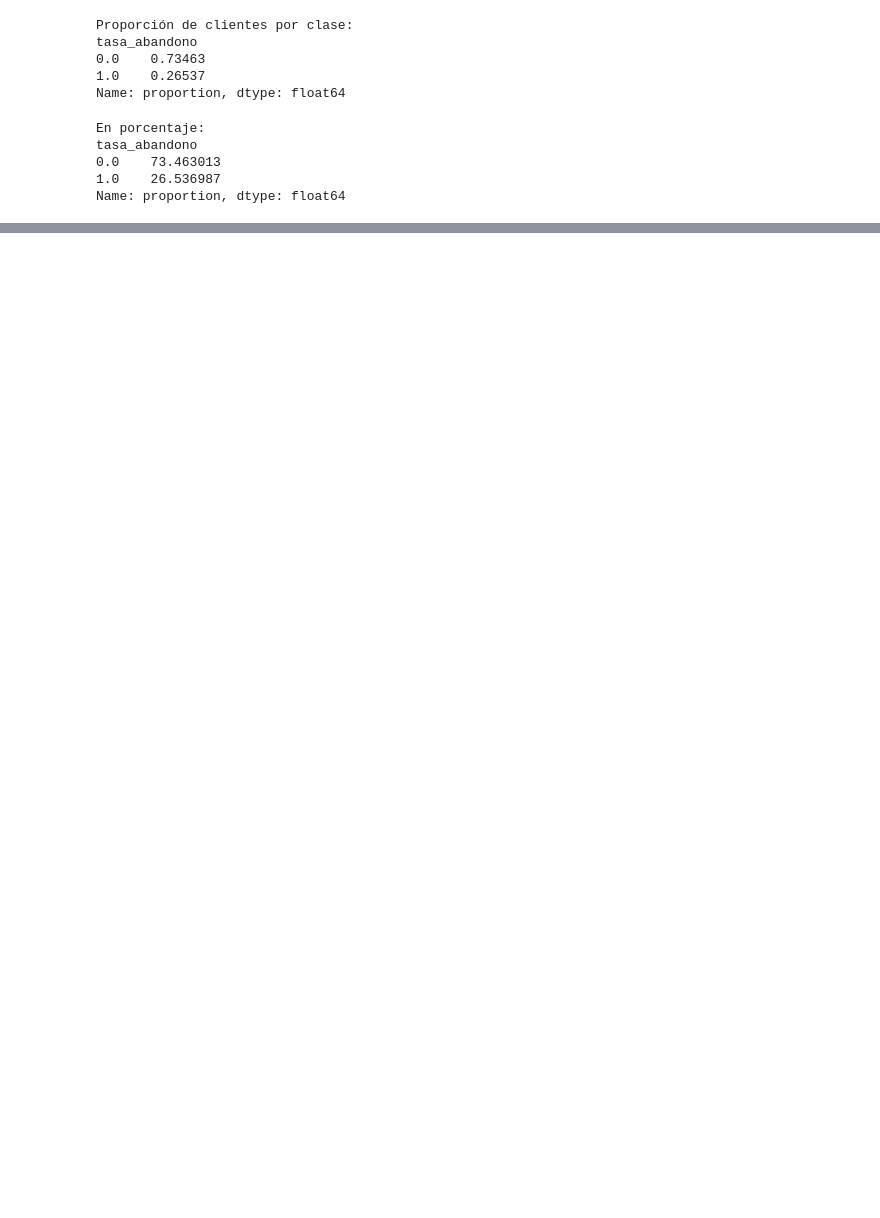
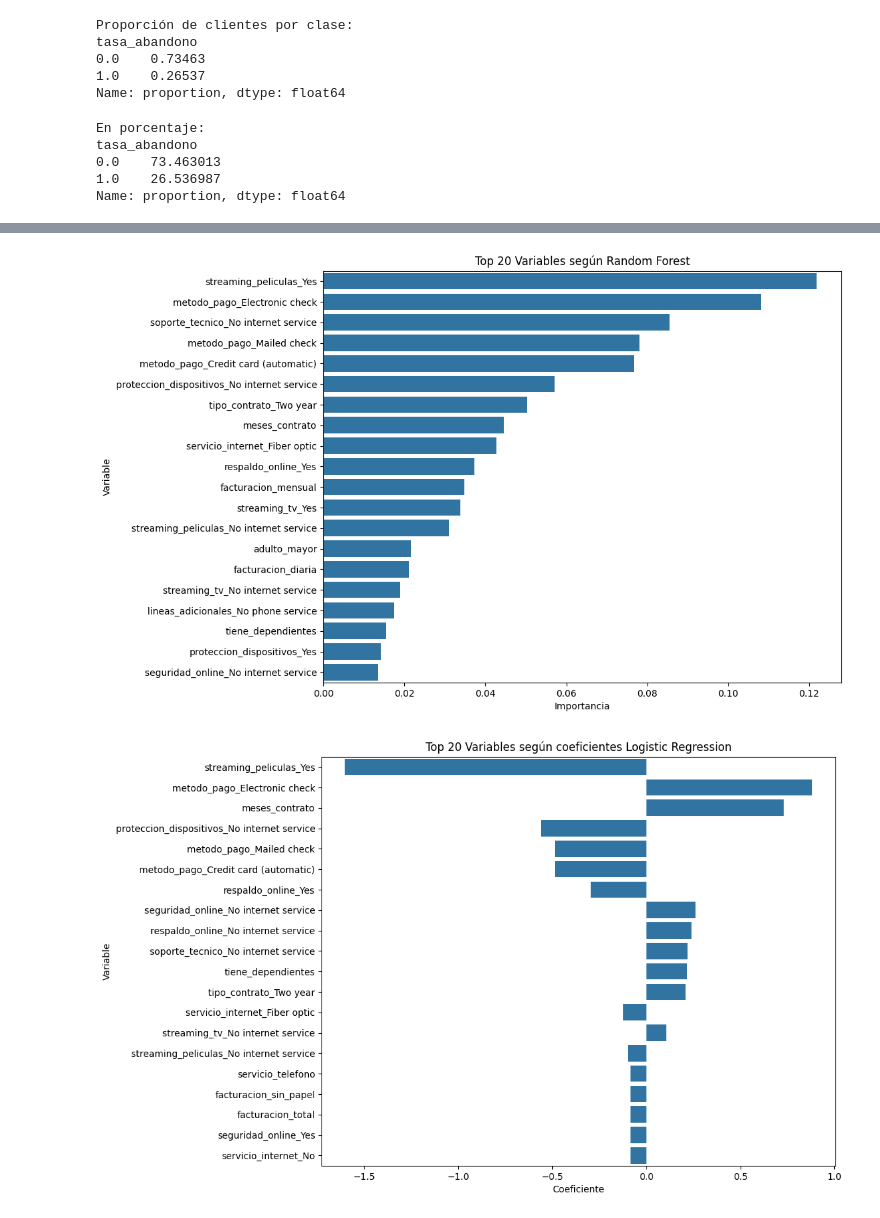
Before and after one commit to REVOLUTTION/TelecomX_parte2, a Jupyter notebook: telecomx_parte2.ipynb, the cells around one changed output, grey strips where cells are left out. Drawn from its saved outputs; the diff is of its cells as text; code cells hidden in the pictures; blank space fills up the shorter version.

```diff
--- a/telecomx_parte2.ipynb
+++ b/telecomx_parte2.ipynb
@@ -129,0 +378,33 @@ Name: proportion, dtype: float64
+# %%
+import matplotlib.pyplot as plt
+import seaborn as sns
+import numpy as np
+
+# --- Random Forest: importancia de variables ---
+rf_model = pipeline_rf.named_steps['classifier']
+importances = rf_model.feature_importances_
+features = X_train_encoded.columns
+
+rf_importance = pd.Series(importances, index=features).sort_values(ascending=False)
+
+plt.figure(figsize=(10,8))
+sns.barplot(x=rf_importance[:20], y=rf_importance[:20].index)
+plt.title("Top 20 Variables según Random Forest")
+plt.xlabel("Importancia")
+plt.ylabel("Variable")
+plt.show()
+
+# --- Logistic Regression: coeficientes ---
+lr_model = pipeline_lr.named_steps['classifier']
+coef = lr_model.coef_[0]
+lr_coef = pd.Series(coef, index=X_train_encoded.columns).sort_values(key=abs, ascending=False)
+
+plt.figure(figsize=(10,8))
+sns.barplot(x=lr_coef[:20], y=lr_coef[:20].index)
+plt.title("Top 20 Variables según coeficientes Logistic Regression")
+plt.xlabel("Coeficiente")
+plt.ylabel("Variable")
+plt.show()
+# %% [output]
+[figure, added]
+[figure, added]
```
Also changed, not shown: parts of 24 cells of this notebook.
